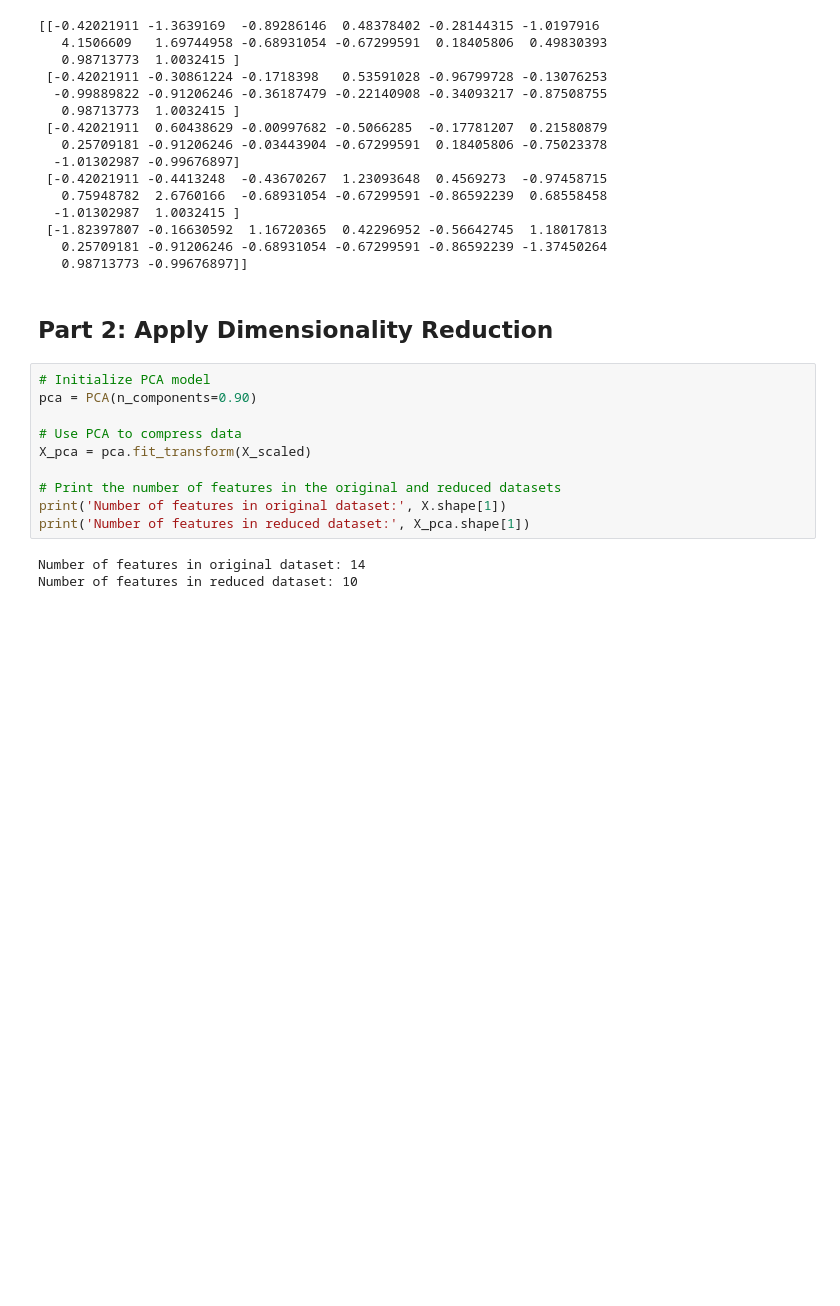
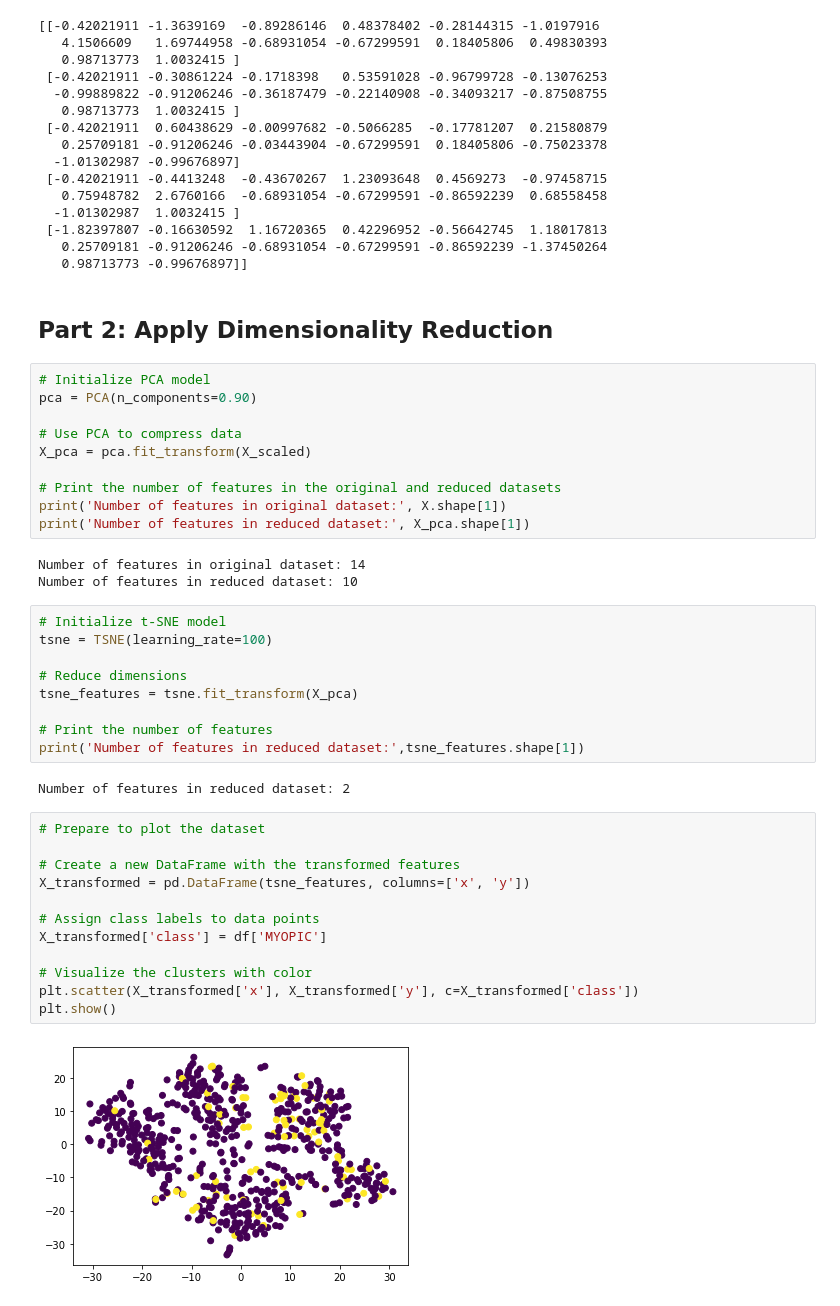
Before and after one commit to JeremyTallant/unsupervised-machine-learning-challenge, a Jupyter notebook: myopia.ipynb, the cells around one changed output. Drawn from its saved outputs; the diff is of its cells as text; blank space fills up the shorter version.

Commit message:
finished the model

```diff
--- a/myopia.ipynb
+++ b/myopia.ipynb
@@ -81,3 +85,28 @@ print('Number of features in reduced dataset:', X_pca.shape[1])
 # %% [output]
 Number of features in original dataset: 14
 Number of features in reduced dataset: 10
+# %%
+# Initialize t-SNE model
+tsne = TSNE(learning_rate=100)
+
+# Reduce dimensions
+tsne_features = tsne.fit_transform(X_pca)
+
+# Print the number of features
+print('Number of features in reduced dataset:',tsne_features.shape[1])
+# %% [output]
+Number of features in reduced dataset: 2
+# %%
+# Prepare to plot the dataset
+
+# Create a new DataFrame with the transformed features
+X_transformed = pd.DataFrame(tsne_features, columns=['x', 'y'])
+
+# Assign class labels to data points
+X_transformed['class'] = df['MYOPIC']
+
+# Visualize the clusters with color
+plt.scatter(X_transformed['x'], X_transformed['y'], c=X_transformed['class'])
+plt.show()
+# %% [output]
+[figure, added]
```
Also changed, not shown: parts of 9 cells of this notebook.
